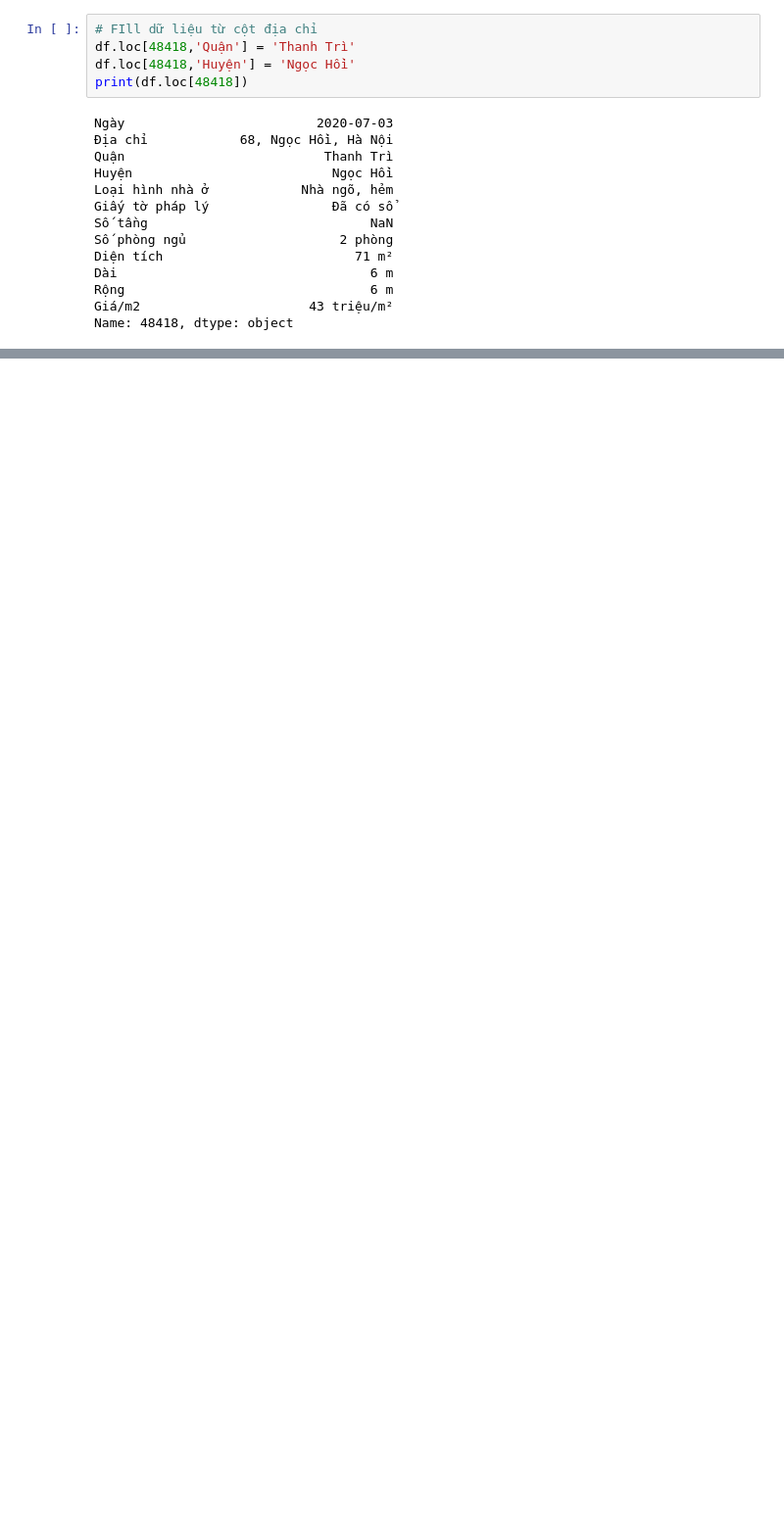
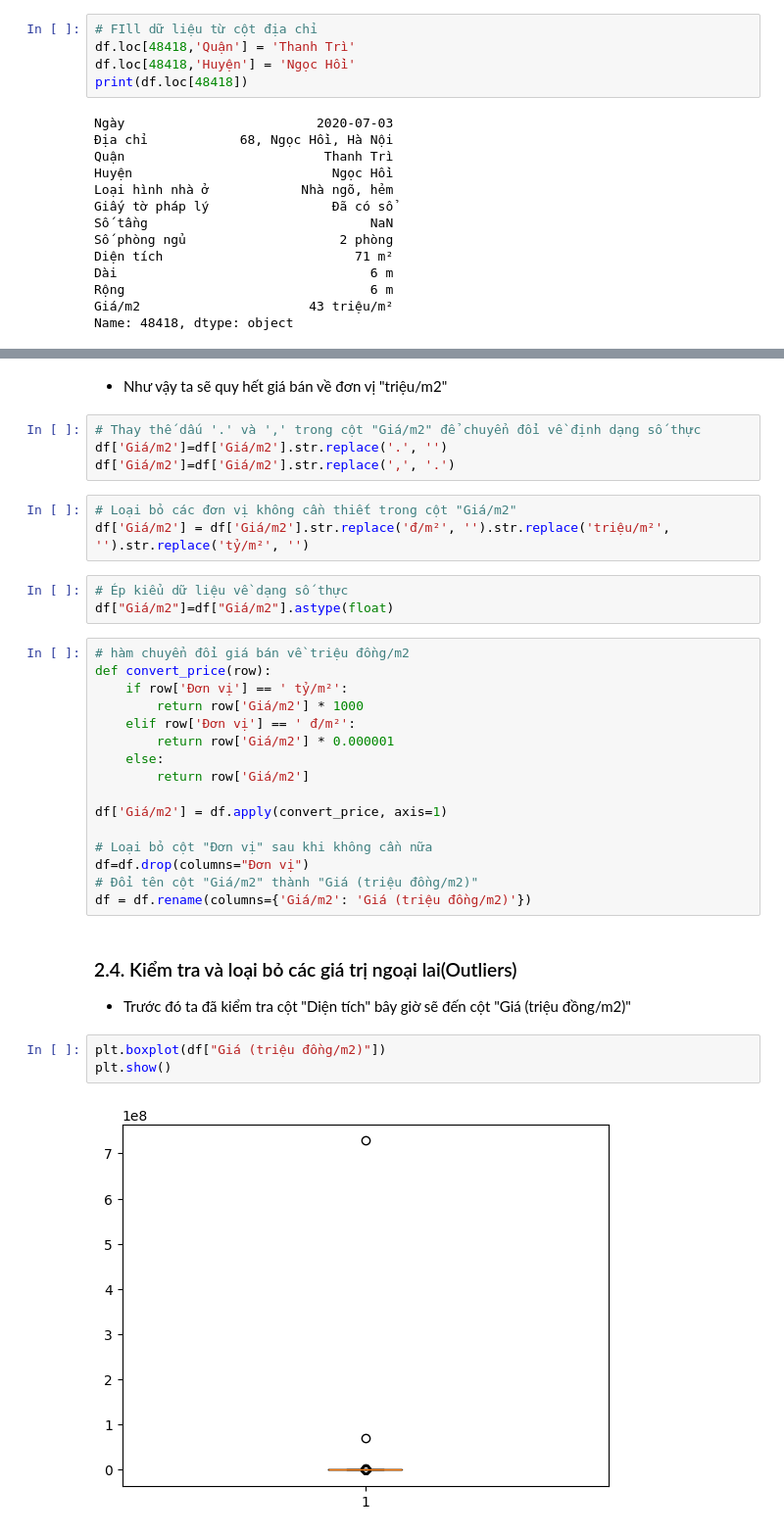
Before and after one commit to DucGhetData/Ha-Noi-Real-Estate-Manipulation-And-Visualization, a Jupyter notebook: notebooks/cleaning.ipynb, the cells around one changed output, grey strips where cells are left out. Shown at 98% size. Saved outputs shown, nothing was run; the diff lists cells and outputs as text; blank space fills up the shorter version.

```diff
--- a/notebooks/cleaning.ipynb
+++ b/notebooks/cleaning.ipynb
@@ -168,0 +455,36 @@ df[df['Huyện'].isnull()]
+# %% [markdown]
+- Như vậy ta sẽ quy hết giá bán về đơn vị "triệu/m2"
+# %%
+# Thay thế dấu '.' và ',' trong cột "Giá/m2" để chuyển đổi về định dạng số thực
+df['Giá/m2']=df['Giá/m2'].str.replace('.', '')
+df['Giá/m2']=df['Giá/m2'].str.replace(',', '.')
+# %%
+# Loại bỏ các đơn vị không cần thiết trong cột "Giá/m2"
+df['Giá/m2'] = df['Giá/m2'].str.replace('đ/m²', '').str.replace('triệu/m²', '').str.replace('tỷ/m²', '')
+# %%
+# Ép kiểu dữ liệu về dạng số thực
+df["Giá/m2"]=df["Giá/m2"].astype(float)
+# %%
+# hàm chuyển đổi giá bán về triệu đồng/m2
+def convert_price(row):
+    if row['Đơn vị'] == ' tỷ/m²':
+        return row['Giá/m2'] * 1000
+    elif row['Đơn vị'] == ' đ/m²':
+        return row['Giá/m2'] * 0.000001
+    else:
+        return row['Giá/m2']
+
+df['Giá/m2'] = df.apply(convert_price, axis=1)
+
+# Loại bỏ cột "Đơn vị" sau khi không cần nữa
+df=df.drop(columns="Đơn vị")
+# Đổi tên cột "Giá/m2" thành "Giá (triệu đồng/m2)"
+df = df.rename(columns={'Giá/m2': 'Giá (triệu đồng/m2)'})
+# %% [markdown]
+### 2.4. Kiểm tra và loại bỏ các giá trị ngoại lai(Outliers)
+- Trước đó ta đã kiểm tra cột "Diện tích" bây giờ sẽ đến cột "Giá (triệu đồng/m2)"
+# %%
+plt.boxplot(df["Giá (triệu đồng/m2)"])
+plt.show()
+# %% [output]
+[figure, added]
```
Also changed, not shown: parts of 55 cells of this notebook, 2 other files.
